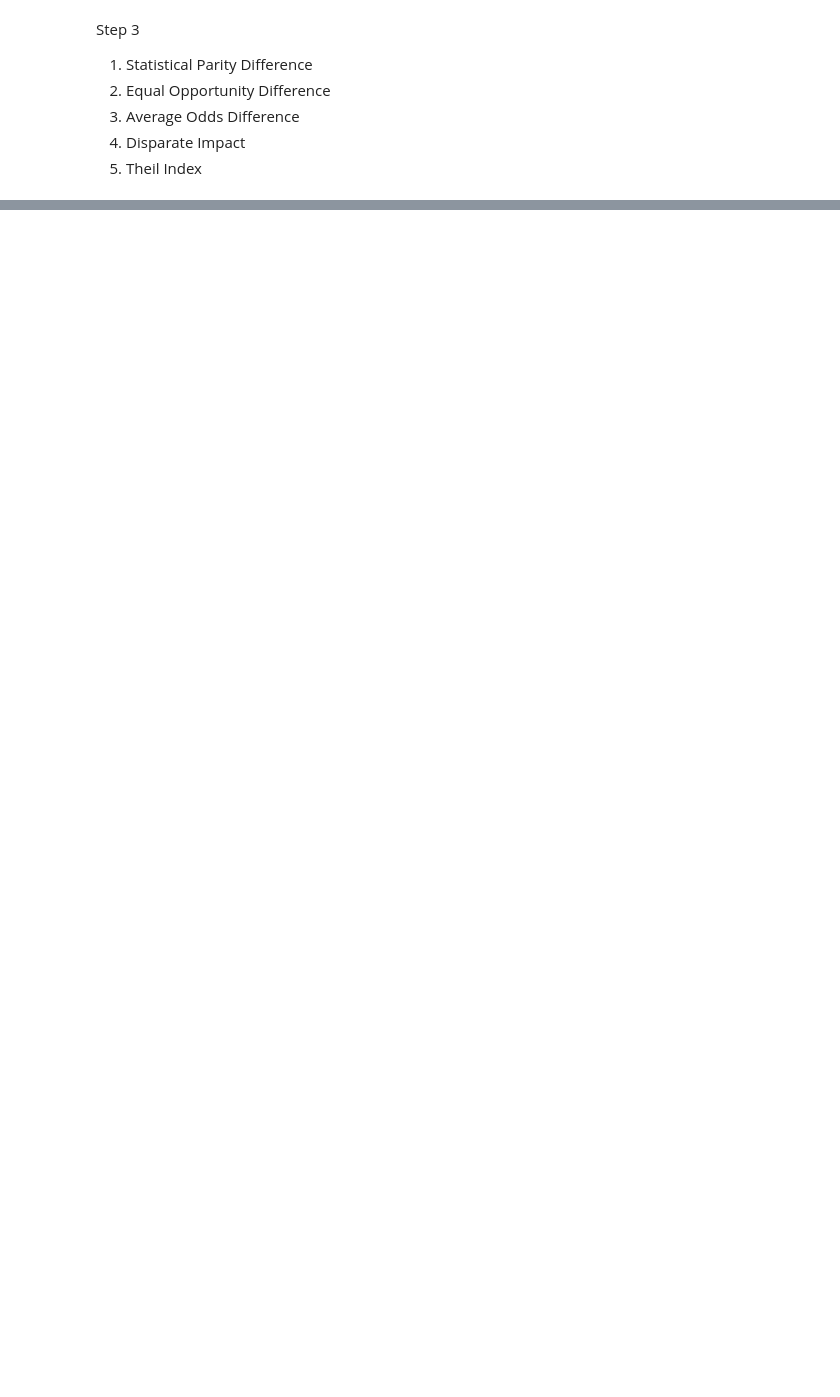
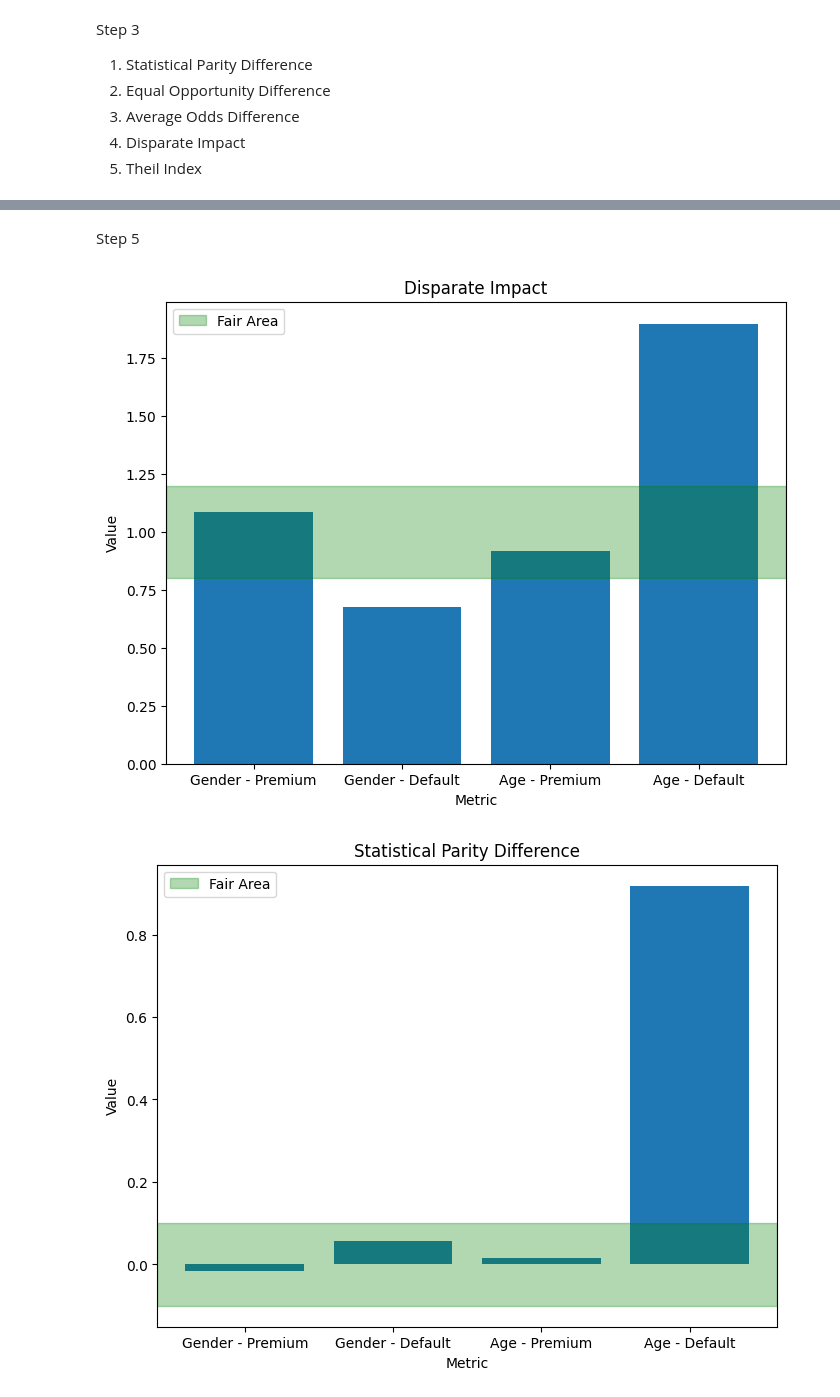
Before and after one commit to iceaiai/CS-Kid-teaching, a Jupyter notebook: AIES_final_project.ipynb, the cells around one changed output, grey strips where cells are left out. Drawn from its saved outputs; the diff is of its cells as text; code cells hidden in the pictures; blank space fills up the shorter version.

```diff
--- a/AIES_final_project.ipynb
+++ b/AIES_final_project.ipynb
@@ -274,0 +802,41 @@ results
+# %% [markdown]
+Step 5
+# %%
+## --- graph for Step 3.2 ---
+%matplotlib inline
+
+# Plot the Disparate Impact
+fig, ax = plt.subplots(figsize=(8, 6))
+x = ['Gender - Premium', 'Gender - Default', 'Age - Premium', 'Age - Default']
+y = [di_gender_premium_privileged, di_gender_default_privileged, di_age_premium_privileged, di_age_default_privileged, ]
+ax.bar(x, y)
+ # Plot the fair area
+fair_range = [0.8, 1.2]
+ax.axhspan(fair_range[0], fair_range[1], alpha=0.3, color='green', label='Fair Area')
+
+ax.set_title('Disparate Impact')
+ax.set_xlabel('Metric')
+ax.set_ylabel('Value')
+plt.legend()
+plt.savefig('3.2_Disparate_impact_orig.png', dpi=300)
+plt.show()
+
+# Plot the Statistical Parity Difference
+fig, ax = plt.subplots(figsize=(8, 6))
+x = ['Gender - Premium', 'Gender - Default', 'Age - Premium', 'Age - Default']
+y = [spd_gender_premium_privileged, spd_gender_default_privileged, spd_age_premium_privileged, di_age_premium_privileged]
+
+ax.bar(x, y)
+ # Plot the fair area
+fair_range = [-0.1, 0.1]
+ax.axhspan(fair_range[0], fair_range[1], alpha=0.3, color='green', label='Fair Area')
+
+ax.set_title('Statistical Parity Difference')
+ax.set_xlabel('Metric')
+ax.set_ylabel('Value')
+plt.legend()
+plt.savefig('3.2_Statistical_parity_difference_orig.png', dpi=300)
+plt.show()
+# %% [output]
+[figure, added]
+[figure, added]
```
Also changed, not shown: parts of 40 cells of this notebook.
